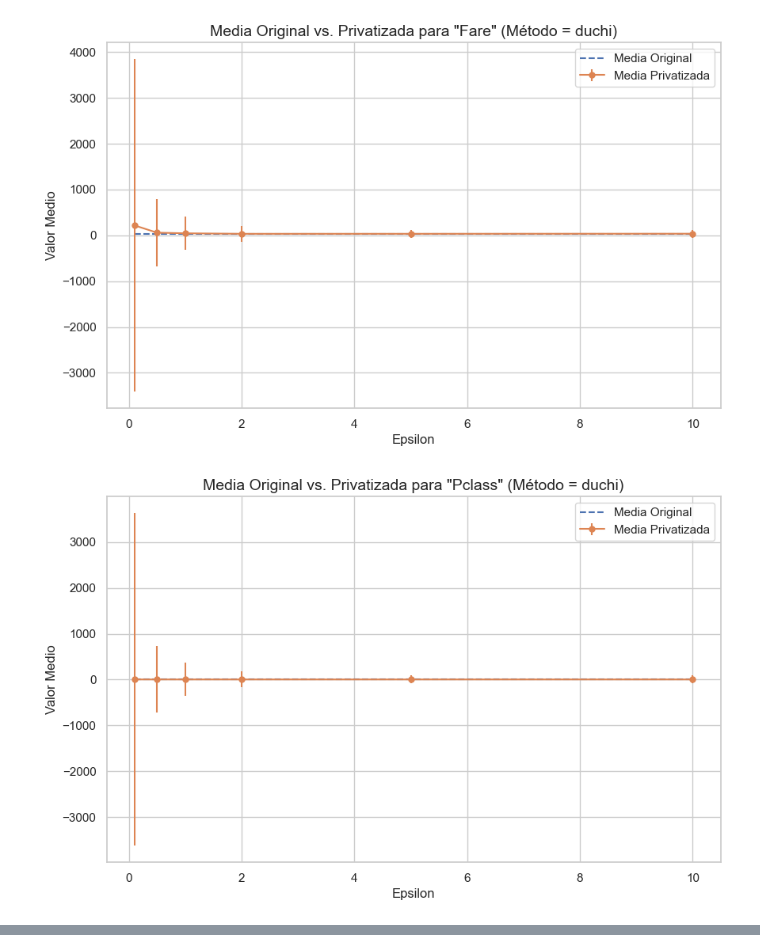
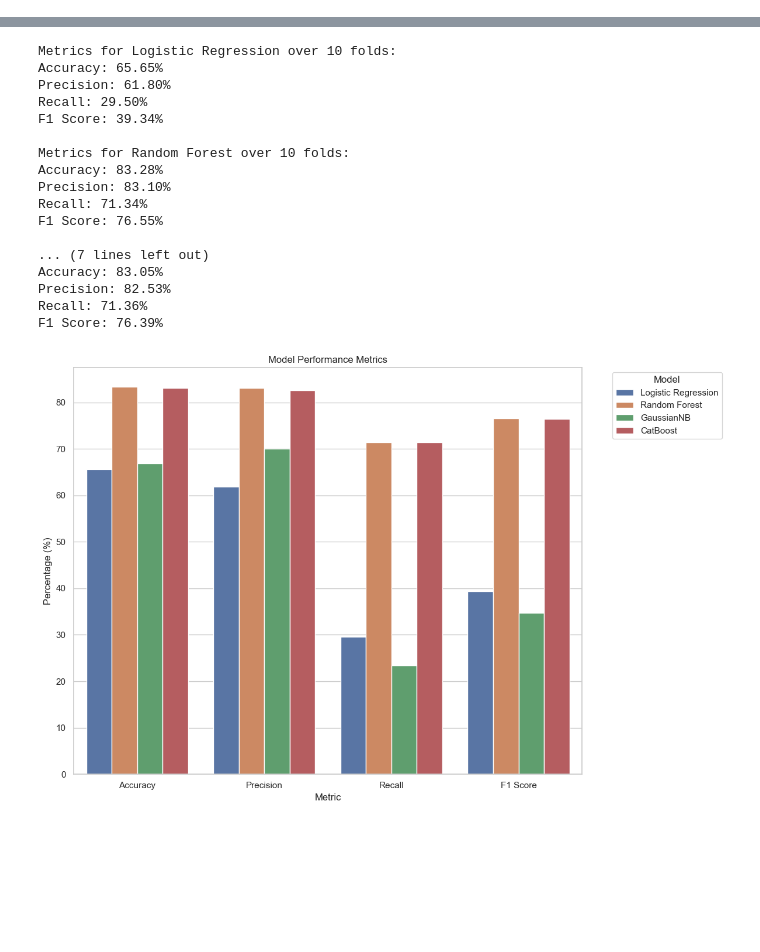
Before and after one commit to davidsmoreno/DifPrivHealthCostPredict, a Jupyter notebook: python_class/Titanic_class.ipynb, the cells around one changed output, grey strips where cells are left out. Saved outputs shown, nothing was run; the diff lists cells and outputs as text; code cells hidden in the pictures; blank space fills up the shorter version.

```diff
--- a/python_class/Titanic_class.ipynb
+++ b/python_class/Titanic_class.ipynb
@@ -4,10 +0,0 @@ from dp_transformer import DifferentialPrivacyTransformer
-# %%
-df = pd.read_csv('../Titanic/bases/titanic_data_clean.csv')
-q_vars = ['Fare', 'Pclass']
-c_vars = ['Pclass', 'Sex', 'Embarked']
-
-dp_tr = DifferentialPrivacyTransformer(df, quantitative_vars=q_vars, categorical_vars=c_vars)
-dp_tr.plot_mean_vs_privatized(method='duchi')
-# %% [output]
-[figure, removed]
-[figure, removed]
@@ -13,0 +15,5 @@ dp_tr.plot_mean_vs_privatized(method='duchi')
+# %%
+#david path: C:\Users\David\Universidad de los andes\David Stiven Romero Grajales - Trabajo de Grado\Trabajo de Grado 1\Base de datos y descripción\Titanic
+#Allan path:´../Titanic/bases/titanic_data_clean.csv´
+
+titanic_data = pd.read_csv('C:/Users/David/Universidad de los andes/David Stiven Romero Grajales - Trabajo de Grado/Trabajo de Grado 1/Base de datos y descripción/Titanic/Titanic-Dataset.csv')
@@ -13,0 +134,46 @@ dp_tr.plot_mean_vs_privatized(method='duchi')
+# %%
+import matplotlib.pyplot as plt
+import seaborn as sns
+
+def plot_model_metrics(metrics_df):
+    """
+    Plots the performance metrics of different models.
+
+    Parameters:
+    - metrics_df (pd.DataFrame): DataFrame containing average metrics for each model.
+    """
+    import matplotlib.pyplot as plt
+    import seaborn as sns
+
+    # Set the style for seaborn
+    sns.set(style="whitegrid")
+
+    # Melt the DataFrame to long format for easier plotting
+    metrics_melted = metrics_df.melt(id_vars='Model', var_name='Metric', value_name='Value')
+
+    # Convert metric values to percentages
+    metrics_melted['Value'] = metrics_melted['Value'] * 100
+
+    # Create a figure and axis
+    plt.figure(figsize=(12, 8))
+
+    # Create a barplot
+    sns.barplot(x='Metric', y='Value', hue='Model', data=metrics_melted)
+
+    # Set plot title and labels
+    plt.title('Model Performance Metrics')
+    plt.ylabel('Percentage (%)')
+    plt.xlabel('Metric')
+
+    # Adjust legend
+    plt.legend(title='Model', bbox_to_anchor=(1.05, 1), loc='upper left')
+
+    # Show plot
+    plt.tight_layout()
+    plt.show()
+
+# Example usage:
+# Assuming you have the Titanic dataset loaded as 'titanic_data'
+metrics_df = multiple_classifiers(titanic_data)
+plot_model_metrics(metrics_df)
+# %% [output]
@@ -13,0 +192,18 @@ dp_tr.plot_mean_vs_privatized(method='duchi')
+Metrics for Logistic Regression over 10 folds:
+Accuracy: 65.65%
+Precision: 61.80%
+Recall: 29.50%
+F1 Score: 39.34%
+
+Metrics for Random Forest over 10 folds:
+Accuracy: 83.28%
+Precision: 83.10%
+Recall: 71.34%
+F1 Score: 76.55%
+
+... (7 lines left out)
+Accuracy: 83.05%
+Precision: 82.53%
+Recall: 71.36%
+F1 Score: 76.39%
+[figure, added]
```
Also changed, not shown: parts of 17 cells of this notebook, 6 other files.
